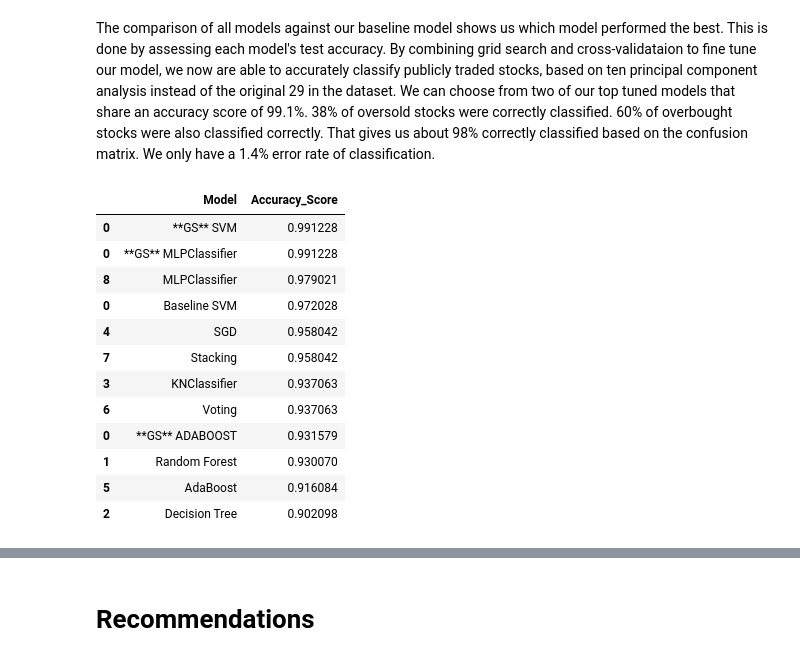
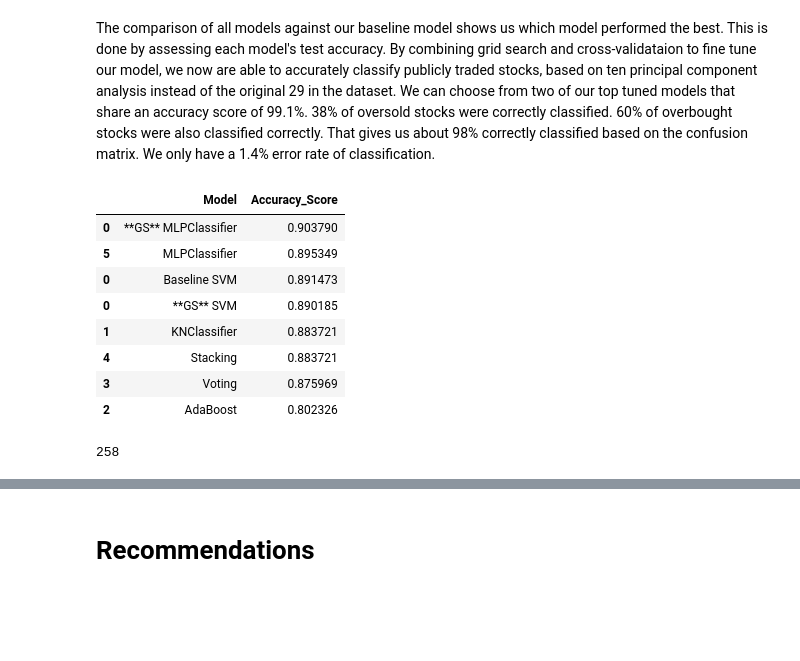
Before and after one commit to cousinskeeta/multi-class, a Jupyter notebook: Multi-classification Model with Stock Dataset.ipynb, the cells around one changed output, grey strips where cells are left out. Cells and saved outputs as stored; diff of their text form; code cells hidden in the pictures; blank space fills up the shorter version.

```diff
--- a/Multi-classification Model with Stock Dataset.ipynb
+++ b/Multi-classification Model with Stock Dataset.ipynb
@@ -374,7 +431,7 @@ from sklearn.svm import SVC
 from sklearn.pipeline import Pipeline
 # %%
 # Construct some pipelines
-pipe_svc = Pipeline([('pca', PCA(n_components=10, random_state=123)),
+pipe_svc = Pipeline([('pca', PCA(n_components=5, random_state=123)),
          ('clf', SVC(random_state=123))])
 
 # Fit the pipelines
@@ -514,16 +551,16 @@ We will now use another tool from. sklearn, "GridSearchCV". We will use the grid
 # %%
 from sklearn.model_selection import GridSearchCV
 
-pipe_svm = Pipeline([('pca', PCA(n_components=10)),
+pipe_svm = Pipeline([('pca', PCA(n_components=5)),
         ('clf', SVC(random_state=123))])
 
 # Set grid search params
 param_grid_svm = [
-  {'clf__C': [0, 0.1, 1, 10, 100],
-   'clf__kernel': ['rbf', 'linear', 'poly', 'sigmoid', 'precomputed'],
-   'clf__degree': [3, 4, 5, 6],
+  {'clf__C': [0, 0.1, 1],
+   'clf__kernel': ['rbf', 'linear', 'poly', 'sigmoid'],
+   'clf__degree': [1,2,3],
    'clf__gamma':['scale','auto'],
-   'clf__coef0':[0.0, 0.05 ,0.1, 0.2]
+   'clf__coef0':[0.0, 0.05 ,0.1]
   }
 ]
 
@@ -642,23 +669,0 @@ dict_keys(['memory', 'steps', 'verbose', 'pca', 'clf', 'pca__copy', 'pca__iterat
-# %%
-from sklearn.model_selection import GridSearchCV
-
-pipe_ada = Pipeline([('pca', PCA(n_components=10)),
-        ('clf', AdaBoostClassifier(random_state=123))])
-
-# Set grid search params
-param_grid_ada = [
-  {'clf__base_estimator': [ None,('svm', pipe_svm), ('MLPClassifier',pipe_MLPC)],
-   'clf__n_estimators': [0,25,40,50,60,75,100,200],
-   'clf__learning_rate': [1,.8,.5,.4,.2]
-  }
-]
-
-
-# Construct grid search
-gs_ada = GridSearchCV(estimator=pipe_ada,
-            param_grid=param_grid_ada,
-            scoring='accuracy',
-            cv=3, verbose=2, return_train_score = True)
-
-# Fit using grid search
-gs_ada.fit(X_train_scaled, y_train)
@@ -765,7 +676,7 @@ dict_keys(['memory', 'steps', 'verbose', 'pca', 'clf', 'pca__copy', 'pca__iterat
 # %%
 from sklearn.model_selection import GridSearchCV
 
-pipe_MLPC = Pipeline([('pca', PCA(n_components=10)),
+pipe_MLPC = Pipeline([('pca', PCA(n_components=5)),
         ('clf', MLPClassifier(random_state=123))])
 
 # Set grid search params
@@ -863,25 +774,25 @@ plot_confusion_matrix(gs_MLPC, X_test_scaled, y_test, normalize='all');
 # %% [markdown]
 The comparison of all models against our baseline model shows us which model performed the best. This is done by assessing each model's test accuracy. By combining grid search and cross-validataion to fine tune our model, we now are able to accurately classify publicly traded stocks, based on ten principal component analysis instead of the original 29 in the dataset. We can choose from two of our top tuned models that share an accuracy score of 99.1%. 38% of oversold stocks were correctly classified. 60% of overbought stocks were also classified correctly. That gives us about 98% correctly classified based on the confusion matrix. We only have a 1.4% error rate of classification.
 # %%
-pd.concat([scores_df,gs_scores_df, gs_scores_df2, gs_scores_df3]).sort_values(by='Accuracy_Score',ascending=False)
+pd.concat([scores_df,gs_scores_df, gs_scores_df3]).sort_values(by='Accuracy_Score',ascending=False)
 # %% [output]
 |  | Model | Accuracy_Score |
-| 0 | **GS** SVM | 0.991228 |
-| 0 | **GS** MLPClassifier | 0.991228 |
-| 8 | MLPClassifier | 0.979021 |
-| 0 | Baseline SVM | 0.972028 |
-| 4 | SGD | 0.958042 |
-| 7 | Stacking | 0.958042 |
-| 3 | KNClassifier | 0.937063 |
-| 6 | Voting | 0.937063 |
-| 0 | **GS** ADABOOST | 0.931579 |
-| 1 | Random Forest | 0.930070 |
-| 5 | AdaBoost | 0.916084 |
-| 2 | Decision Tree | 0.902098 |
+| 0 | **GS** MLPClassifier | 0.903790 |
+| 5 | MLPClassifier | 0.895349 |
+| 0 | Baseline SVM | 0.891473 |
+| 0 | **GS** SVM | 0.890185 |
+| 1 | KNClassifier | 0.883721 |
+| 4 | Stacking | 0.883721 |
+| 3 | Voting | 0.875969 |
+| 2 | AdaBoost | 0.802326 |
 # %%
 predictions_backlog = pd.DataFrame(y_test)
 # %%
 predictions_backlog['Predictions'] = gs_MLPC.predict(X_test_scaled)
+# %%
+len(predictions_backlog)
+# %% [output]
+258
 # %%
 predictions_backlog.sample(frac=.1)
 # %% [output]
```
Also changed, not shown: parts of 43 cells of this notebook.
